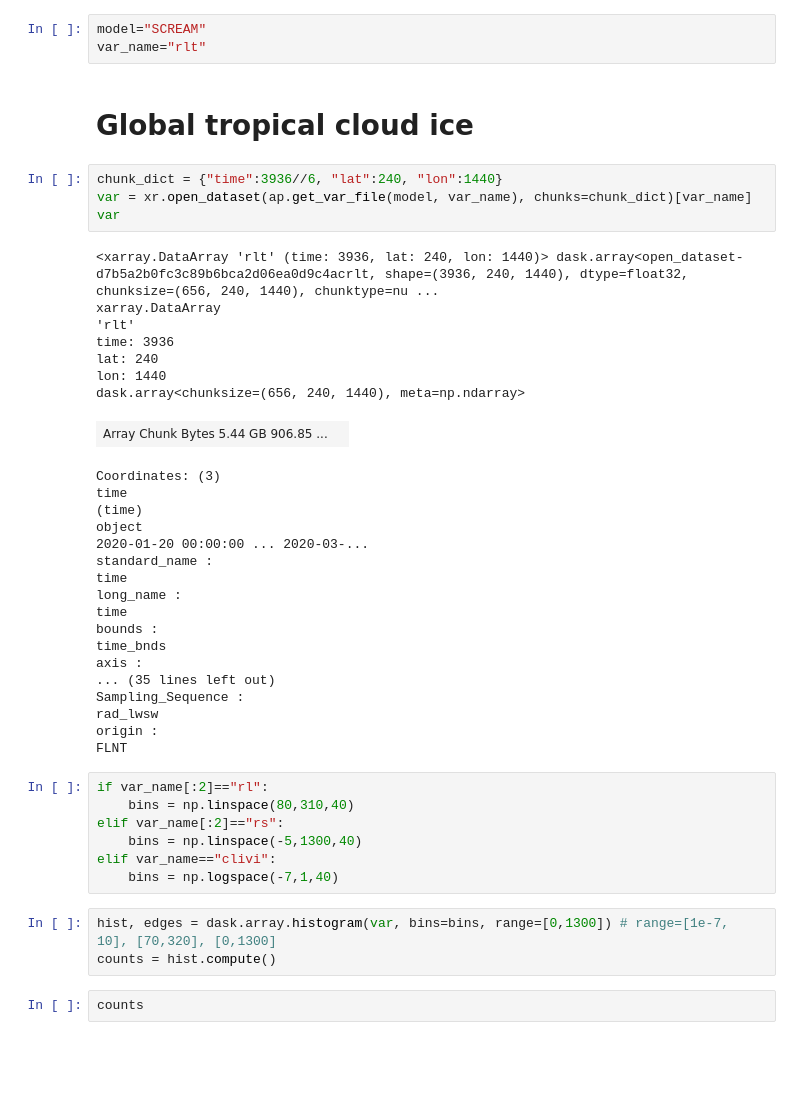
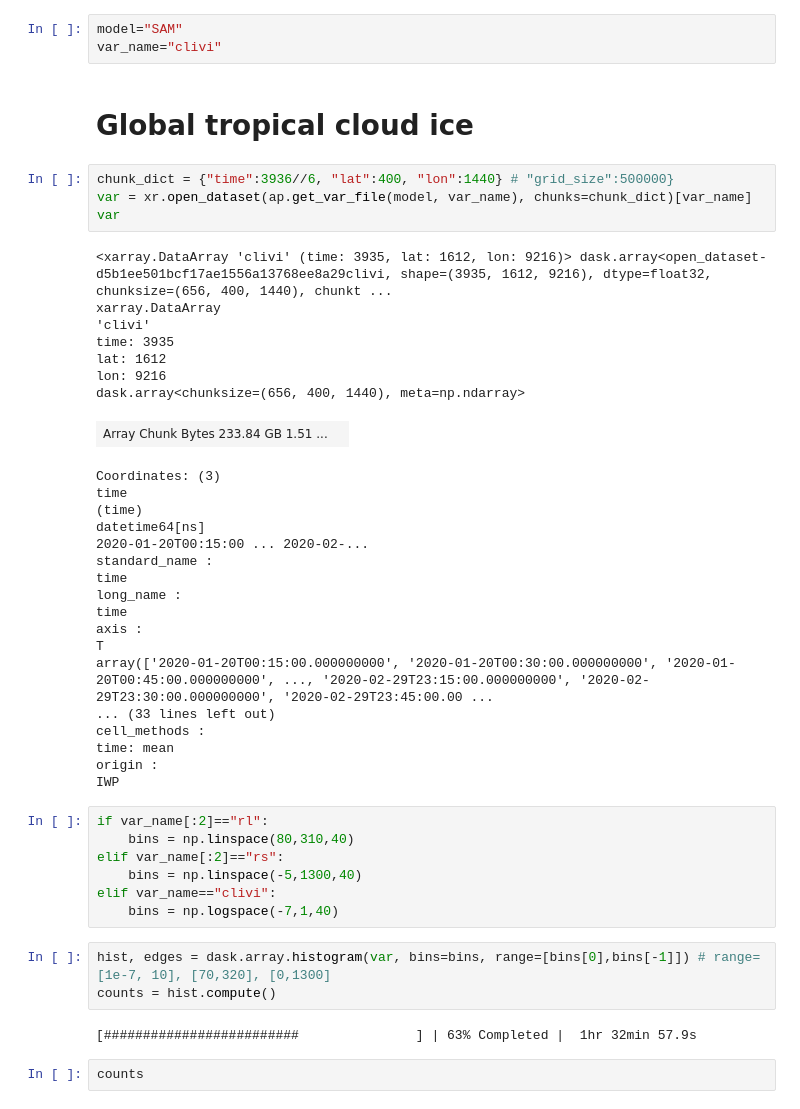
Before and after one commit to smturbev/dyamond2, a Jupyter notebook: python_scripts/Tropical_hist.ipynb, the cells around one changed output. Saved outputs shown, nothing was run; the diff lists cells and outputs as text; blank space fills up the shorter version.

```diff
--- a/python_scripts/Tropical_hist.ipynb
+++ b/python_scripts/Tropical_hist.ipynb
@@ -8,40 +8,40 @@ from dask.diagnostics import ProgressBar
 pbar = ProgressBar()
 pbar.register()
 # %%
-model="SCREAM"
-var_name="rlt"
+model="SAM"
+var_name="clivi"
 # %% [markdown]
 # Global tropical cloud ice
 # %%
-chunk_dict = {"time":3936//6, "lat":240, "lon":1440}
+chunk_dict = {"time":3936//6, "lat":400, "lon":1440} # "grid_size":500000}
 var = xr.open_dataset(ap.get_var_file(model, var_name), chunks=chunk_dict)[var_name]
 var
 # %% [output]
-<xarray.DataArray 'rlt' (time: 3936, lat: 240, lon: 1440)> dask.array<open_dataset-d7b5a2b0fc3c89b6bca2d06ea0d9c4acrlt, shape=(3936, 240, 1440), dtype=float32, chunksize=(656, 240, 1440), chunktype=nu ...
+<xarray.DataArray 'clivi' (time: 3935, lat: 1612, lon: 9216)> dask.array<open_dataset-d5b1ee501bcf17ae1556a13768ee8a29clivi, shape=(3935, 1612, 9216), dtype=float32, chunksize=(656, 400, 1440), chunkt ...
 xarray.DataArray
-'rlt'
-time: 3936
-lat: 240
-lon: 1440
-dask.array<chunksize=(656, 240, 1440), meta=np.ndarray>
+'clivi'
+time: 3935
+lat: 1612
+lon: 9216
+dask.array<chunksize=(656, 400, 1440), meta=np.ndarray>
-| Array Chunk Bytes 5.44 GB 906.85 ... |  |
+| Array Chunk Bytes 233.84 GB 1.51 ... |  |
 Coordinates: (3)
 time
 (time)
-object
-2020-01-20 00:00:00 ... 2020-03-...
+datetime64[ns]
+2020-01-20T00:15:00 ... 2020-02-...
 standard_name :
 time
 long_name :
 time
-bounds :
-time_bnds
 axis :
-... (35 lines left out)
-Sampling_Sequence :
-rad_lwsw
+T
+array(['2020-01-20T00:15:00.000000000', '2020-01-20T00:30:00.000000000', '2020-01-20T00:45:00.000000000', ..., '2020-02-29T23:15:00.000000000', '2020-02-29T23:30:00.000000000', '2020-02-29T23:45:00.00 ...
+... (33 lines left out)
+cell_methods :
+time: mean
 origin :
-FLNT
+IWP
 # %%
 if var_name[:2]=="rl":
     bins = np.linspace(80,310,40)
@@ -50,8 +50,10 @@ elif var_name[:2]=="rs":
 elif var_name=="clivi":
     bins = np.logspace(-7,1,40)
 # %%
-hist, edges = dask.array.histogram(var, bins=bins, range=[0,1300]) # range=[1e-7, 10], [70,320], [0,1300]
+hist, edges = dask.array.histogram(var, bins=bins, range=[bins[0],bins[-1]]) # range=[1e-7, 10], [70,320], [0,1300]
 counts = hist.compute()
+# %% [output]
+[#########################               ] | 63% Completed |  1hr 32min 57.9s
 # %%
 counts
 # %%
```
Also changed, not shown: parts of 1 cell of this notebook, 26 other files.
